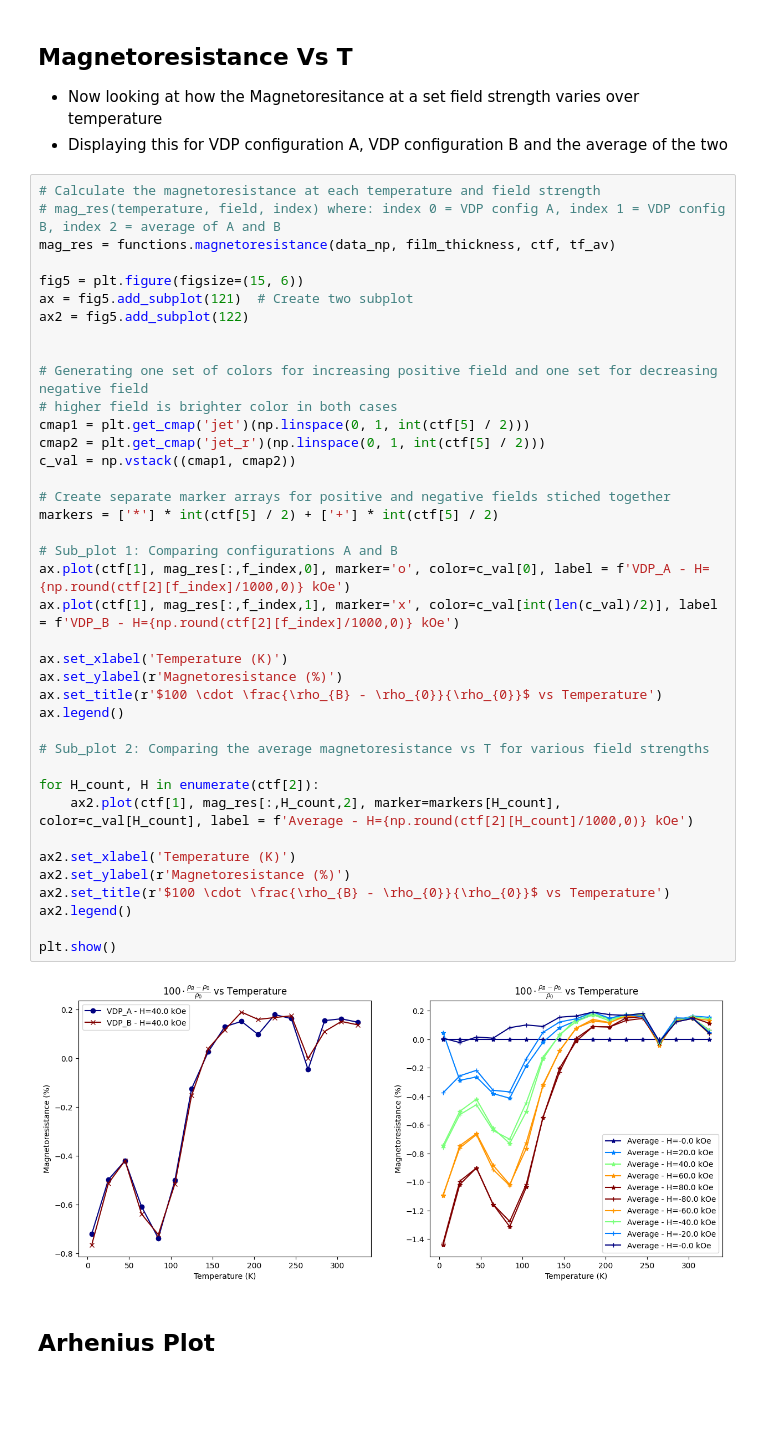
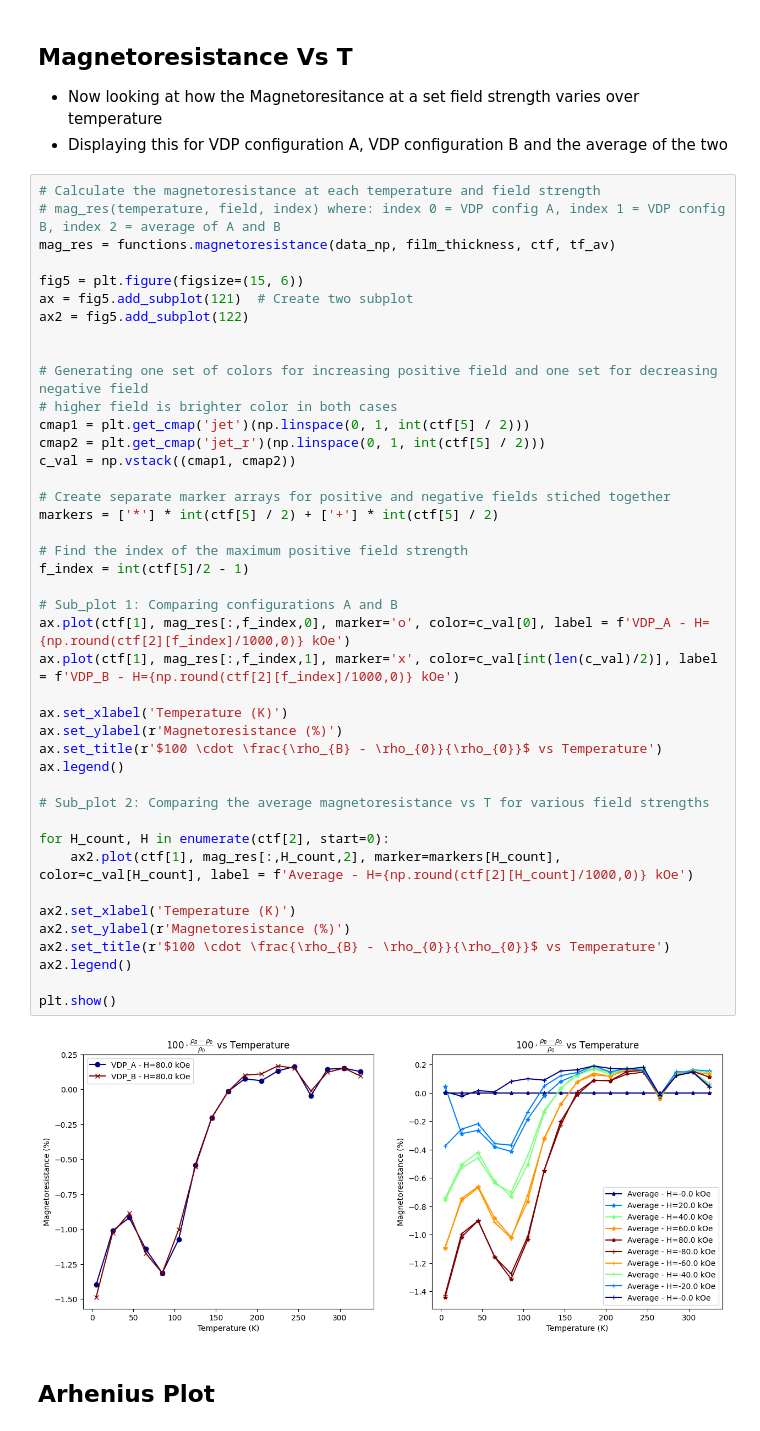
Before and after one commit to hc3413/Electronic_properties_of_thin_films, a Jupyter notebook: Analysis.ipynb, the cells around one changed output. Saved outputs shown, nothing was run; the diff lists cells and outputs as text; blank space fills up the shorter version.

```diff
--- a/Analysis.ipynb
+++ b/Analysis.ipynb
@@ -211,35 +209,38 @@ ax2 = fig5.add_subplot(122)
 
 # Generating one set of colors for increasing positive field and one set for decreasing negative field
 # higher field is brighter color in both cases
 cmap1 = plt.get_cmap('jet')(np.linspace(0, 1, int(ctf[5] / 2)))
 cmap2 = plt.get_cmap('jet_r')(np.linspace(0, 1, int(ctf[5] / 2)))
 c_val = np.vstack((cmap1, cmap2))
 
 # Create separate marker arrays for positive and negative fields stiched together
 markers = ['*'] * int(ctf[5] / 2) + ['+'] * int(ctf[5] / 2)
 
+# Find the index of the maximum positive field strength
+f_index = int(ctf[5]/2 - 1)
+
 # Sub_plot 1: Comparing configurations A and B
 ax.plot(ctf[1], mag_res[:,f_index,0], marker='o', color=c_val[0], label = f'VDP_A - H={np.round(ctf[2][f_index]/1000,0)} kOe')
 ax.plot(ctf[1], mag_res[:,f_index,1], marker='x', color=c_val[int(len(c_val)/2)], label = f'VDP_B - H={np.round(ctf[2][f_index]/1000,0)} kOe')
 
 ax.set_xlabel('Temperature (K)')
 ax.set_ylabel(r'Magnetoresistance (%)')
 ax.set_title(r'$100 \cdot \frac{\rho_{B} - \rho_{0}}{\rho_{0}}$ vs Temperature')
 ax.legend()
 
 # Sub_plot 2: Comparing the average magnetoresistance vs T for various field strengths
 
-for H_count, H in enumerate(ctf[2]):
+for H_count, H in enumerate(ctf[2], start=0):
     ax2.plot(ctf[1], mag_res[:,H_count,2], marker=markers[H_count], color=c_val[H_count], label = f'Average - H={np.round(ctf[2][H_count]/1000,0)} kOe')
 
 ax2.set_xlabel('Temperature (K)')
 ax2.set_ylabel(r'Magnetoresistance (%)')
 ax2.set_title(r'$100 \cdot \frac{\rho_{B} - \rho_{0}}{\rho_{0}}$ vs Temperature')
 ax2.legend()
 
 plt.show()
 # %% [output]
-[figure, old version]
+[figure, new version]
 # %% [markdown]
 ## Arhenius Plot
 # %%
```
Also changed, not shown: parts of 17 cells of this notebook, 1 other file.
